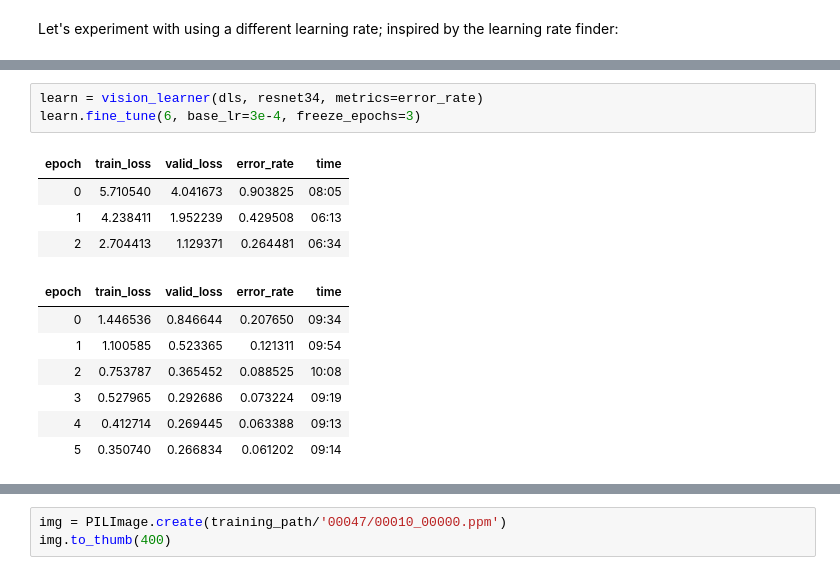
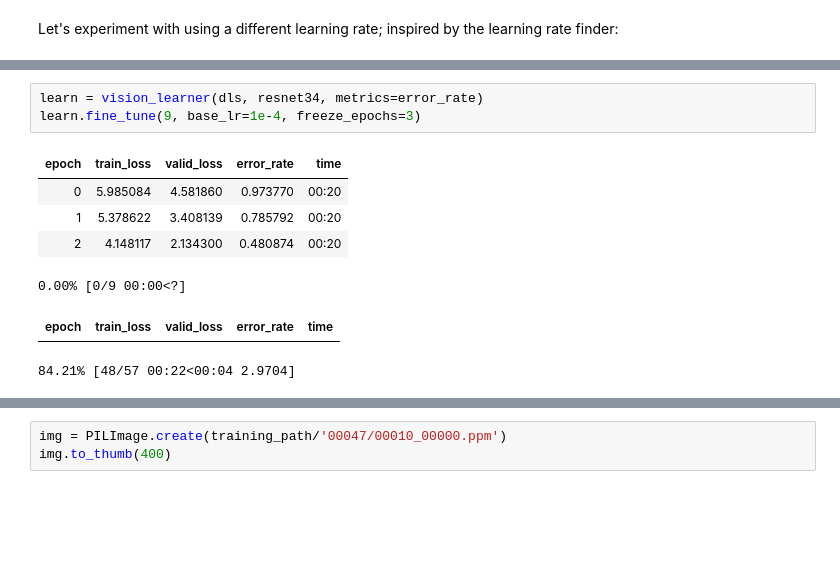
Before and after one commit to xstof/xstofai, a Jupyter notebook: nbs/traffic-sign-recognition.ipynb, the cells around one changed output, grey strips where cells are left out. Saved outputs shown, nothing was run; the diff lists cells and outputs as text; blank space fills up the shorter version.

```diff
--- a/nbs/traffic-sign-recognition.ipynb
+++ b/nbs/traffic-sign-recognition.ipynb
@@ -81,18 +79,14 @@ lr_min,lr_steep = learn.lr_find(suggest_funcs=(minimum, steep))
 # %%
 learn = vision_learner(dls, resnet34, metrics=error_rate)
-learn.fine_tune(6, base_lr=3e-4, freeze_epochs=3)
+learn.fine_tune(9, base_lr=1e-4, freeze_epochs=3)
 # %% [output]
 | epoch | train_loss | valid_loss | error_rate | time |
-| 0 | 5.710540 | 4.041673 | 0.903825 | 08:05 |
-| 1 | 4.238411 | 1.952239 | 0.429508 | 06:13 |
-| 2 | 2.704413 | 1.129371 | 0.264481 | 06:34 |
+| 0 | 5.985084 | 4.581860 | 0.973770 | 00:20 |
+| 1 | 5.378622 | 3.408139 | 0.785792 | 00:20 |
+| 2 | 4.148117 | 2.134300 | 0.480874 | 00:20 |
+0.00% [0/9 00:00<?]
 | epoch | train_loss | valid_loss | error_rate | time |
-| 0 | 1.446536 | 0.846644 | 0.207650 | 09:34 |
-| 1 | 1.100585 | 0.523365 | 0.121311 | 09:54 |
-| 2 | 0.753787 | 0.365452 | 0.088525 | 10:08 |
-| 3 | 0.527965 | 0.292686 | 0.073224 | 09:19 |
-| 4 | 0.412714 | 0.269445 | 0.063388 | 09:13 |
-| 5 | 0.350740 | 0.266834 | 0.061202 | 09:14 |
+84.21% [48/57 00:22<00:04 2.9704]
 # %%
 learn.recorder.plot_loss()
 # %% [output]
```
Also changed, not shown: parts of 6 cells of this notebook.
